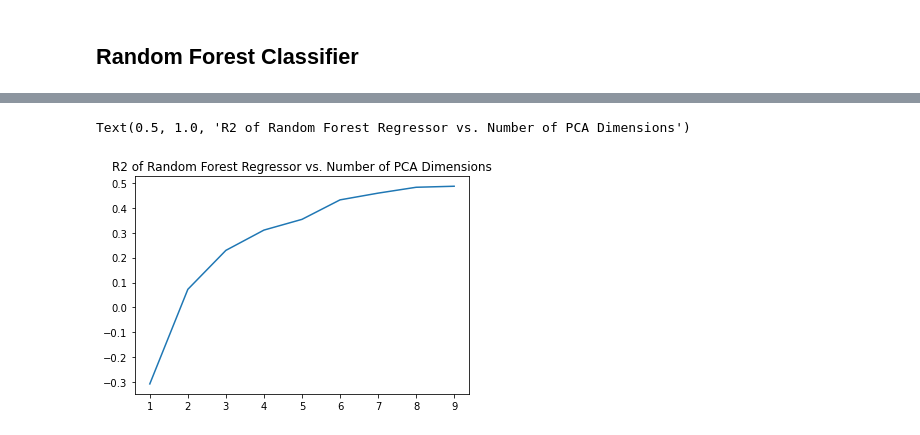
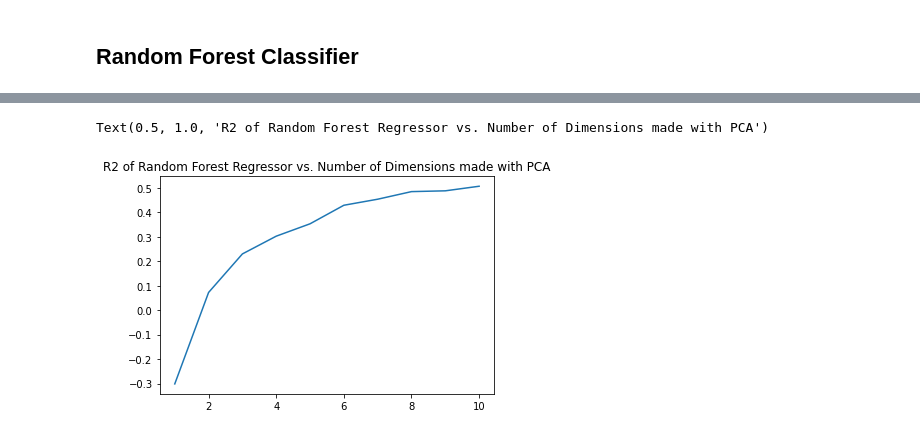
Before and after one commit to allisonjrhee/cs396-final-proj, a Jupyter notebook: 396_Final_Proj.ipynb, the cells around one changed output, grey strips where cells are left out. Cells and saved outputs as stored; diff of their text form; code cells hidden in the pictures.

```diff
--- a/396_Final_Proj.ipynb
+++ b/396_Final_Proj.ipynb
@@ -1020,19 +1063,20 @@ Random Forests Regressor Standard Scaling: 0.5274268664663982
 # %%
-#Random Forest Regressor with PCA
-
 from sklearn.decomposition import PCA
 from sklearn.ensemble import RandomForestRegressor
 
 y_dimension_score = []
-for i in range(1,10,1):
-    X_PCA = PCA(i).fit_transform(X_train)
+for i in range(1,11,1):
+    X_PCA = PCA(n_components = i).fit_transform(X_train)
     rfr_PCA_scaled_model = RandomForestRegressor()
-    rfr_PCA_scaled_r2 = cross_val_score(rfr_scaled_model, X_PCA, y_train, cv=5)
+    rfr_PCA_scaled_r2 = cross_val_score(rfr_PCA_scaled_model, X_PCA, y_train, cv=5, scoring="r2")
     y_dimension_score.append(mean(rfr_PCA_scaled_r2))
 
 import matplotlib.pyplot as plt
-plt.plot(range(1,10,1),y_dimension_score)
-plt.title('R2 of Random Forest Regressor vs. Number of PCA Dimensions')
+from matplotlib.pyplot import axis
+plt.plot(range(1,11,1),y_dimension_score)
+# plt.axis([-1, 1, 1, 10])
+# plt.show()
+plt.title('R2 of Random Forest Regressor vs. Number of Dimensions made with PCA')
 # %% [output]
-Text(0.5, 1.0, 'R2 of Random Forest Regressor vs. Number of PCA Dimensions')
+Text(0.5, 1.0, 'R2 of Random Forest Regressor vs. Number of Dimensions made with PCA')
-[figure, old version]
+[figure, new version]
```
Also changed, not shown: parts of 22 cells of this notebook.
